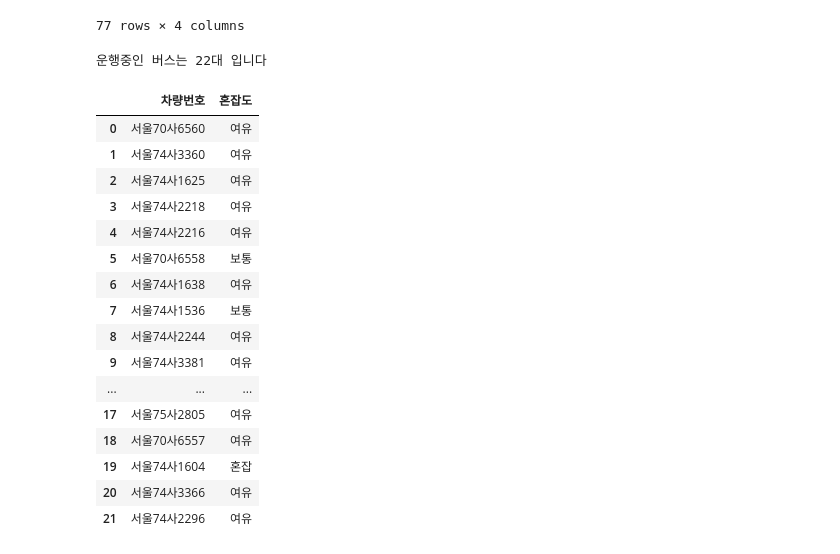
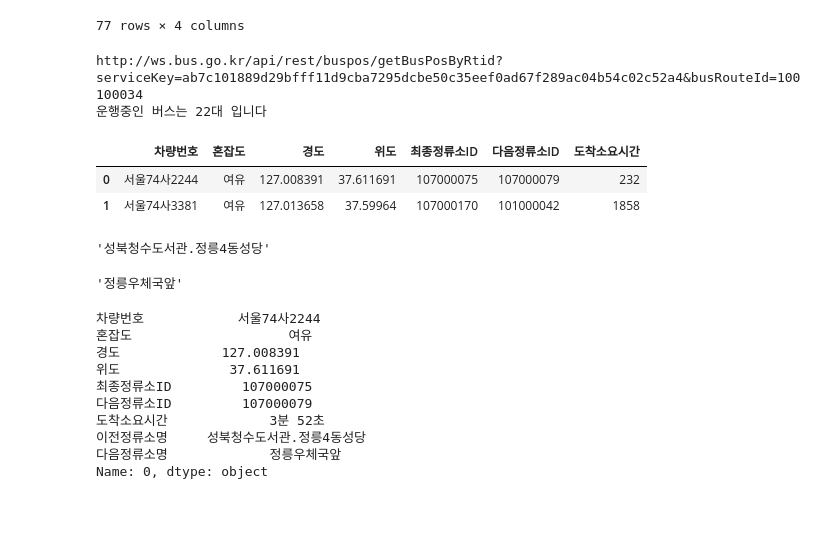
Before and after one commit to Hyo0806/ai, a Jupyter notebook: source/01_python/ch14_웹데이터수집1_정적_공공api.ipynb, the cells around one changed output. Drawn from its saved outputs; the diff is of its cells as text; code cells hidden in the pictures; blank space fills up the shorter version.

```diff
--- a/source/01_python/ch14_웹데이터수집1_정적_공공api.ipynb
+++ b/source/01_python/ch14_웹데이터수집1_정적_공공api.ipynb
@@ -1120,3 +1118,5 @@ busRouteId = 100100034
 # %%
 # STEP 2 : 버스ID로 버스정류장목록 받아오기(정류장명, 정류장ID, 경도, 위도)
 # 서울특별시_노선정보조회 서비스 - 4번기능 15page(getStaionsByRouteList) 이용
+# %%
+pd.options.display.max_rows # 혹시 데이터를 다 보고싶다면 이것으로 조정
@@ -1159,41 +1161,66 @@ df_station
 # 서울특별시_버스위치정보조회 서비스 - 2번기능 8page (getBusPosByRtidList)이용
 # %%
 url3 = f'http://ws.bus.go.kr/api/rest/buspos/getBusPosByRtid?serviceKey={key}&busRouteId={busRouteId}'
+print(url3)
 response = requests.get(url3)
 soup = BeautifulSoup(response.content, 'xml')
 itemLists = soup.select('itemList')
 print(f'운행중인 버스는 {len(itemLists)}대 입니다')
 
 bus_position = []
 for itemList in itemLists:
     plainNo = itemList.select_one('plainNo').text # 차량번호
     #혼잡도(0 : 없음, 3 : 여유, 4 : 보통, 5 : 혼잡, 6 : 매우혼잡)
     congetion = itemList.select_one('congetion').text # 혼잡도
     congetion = '없음' if congetion=='0' \
            else '여유' if congetion=='3' \
            else '보통' if congetion=='4' \
            else '혼잡' if congetion=='5' \
            else '매우혼잡'
-    bus_position.append([plainNo, congetion])
+    gpsX = itemList.select_one('gpsX').text # 경도
+    gpsY = itemList.select_one('gpsY').text # 위도
+    lastStnId = itemList.select_one('lastStnId').text # 최종정류소ID
+    nextStId = itemList.select_one('nextStId').text # 다음정류소ID
+    nextStTm = itemList.select_one('nextStTm').text # 다음정류소까지 소요시간
 
-df_position = pd.DataFrame(bus_position, columns=['차량번호','혼잡도'])
-df_position
+    bus_position.append([plainNo, congetion, gpsX, gpsY, lastStnId, nextStId, nextStTm])
+
+df_position = pd.DataFrame(bus_position, columns=['차량번호','혼잡도','경도','위도','최종정류소ID','다음정류소ID','도착소요시간'])
+df_position.head(2)
 # %% [output]
+http://ws.bus.go.kr/api/rest/buspos/getBusPosByRtid?serviceKey=ab7c101889d29bfff11d9cba7295dcbe50c35eef0ad67f289ac04b54c02c52a4&busRouteId=100100034
 운행중인 버스는 22대 입니다
-|  | 차량번호 | 혼잡도 |
-| 0 | 서울70사6560 | 여유 |
-| 1 | 서울74사3360 | 여유 |
-| 2 | 서울74사1625 | 여유 |
-| 3 | 서울74사2218 | 여유 |
-| 4 | 서울74사2216 | 여유 |
-| 5 | 서울70사6558 | 보통 |
-| 6 | 서울74사1638 | 여유 |
-| 7 | 서울74사1536 | 보통 |
-| 8 | 서울74사2244 | 여유 |
-| 9 | 서울74사3381 | 여유 |
-| ... | ... | ... |
-| 17 | 서울75사2805 | 여유 |
-| 18 | 서울70사6557 | 여유 |
-| 19 | 서울74사1604 | 혼잡 |
-| 20 | 서울74사3366 | 여유 |
-| 21 | 서울74사2296 | 여유 |
+|  | 차량번호 | 혼잡도 | 경도 | 위도 | 최종정류소ID | 다음정류소ID | 도착소요시간 |
+| 0 | 서울74사2244 | 여유 | 127.008391 | 37.611691 | 107000075 | 107000079 | 232 |
+| 1 | 서울74사3381 | 여유 | 127.013658 | 37.59964 | 107000170 | 101000042 | 1858 |
+# %%
+df_station.loc[df_station['id']=='107000075','정류소명'].iloc[0]
+# %% [output]
+'성북청수도서관.정릉4동성당'
+# %%
+df_station.loc[df_station['id']=='107000079','정류소명'].iloc[0]
+# %% [output]
+'정릉우체국앞'
+# %%
+def station_name(row):
+    row = row.copy()
+    'row의 최종정류소명과 다음정류소명을 추가하고, 도착소요시간을 분으로 바꿔 return'
+    row['이전정류소명'] = df_station.loc[df_station['id']==row['최종정류소ID'],'정류소명'].iloc[0]
+    row['다음정류소명'] = df_station.loc[df_station['id']==row['다음정류소ID'],'정류소명'].iloc[0]
+    minite = int(row['도착소요시간'])// 60 # // 몫 연산자
+    sec    = int(row['도착소요시간']) % 60
+    row['도착소요시간'] = f'{minite}분 {sec}초'
+    return row
+
+station_name(df_position.loc[0])
+# %% [output]
+차량번호            서울74사2244
+혼잡도                    여유
+경도             127.008391
+위도              37.611691
+최종정류소ID         107000075
+다음정류소ID         107000079
+도착소요시간             3분 52초
+이전정류소명     성북청수도서관.정릉4동성당
+다음정류소명             정릉우체국앞
+Name: 0, dtype: object
```
Also changed, not shown: parts of 8 cells of this notebook, 6 other files.
